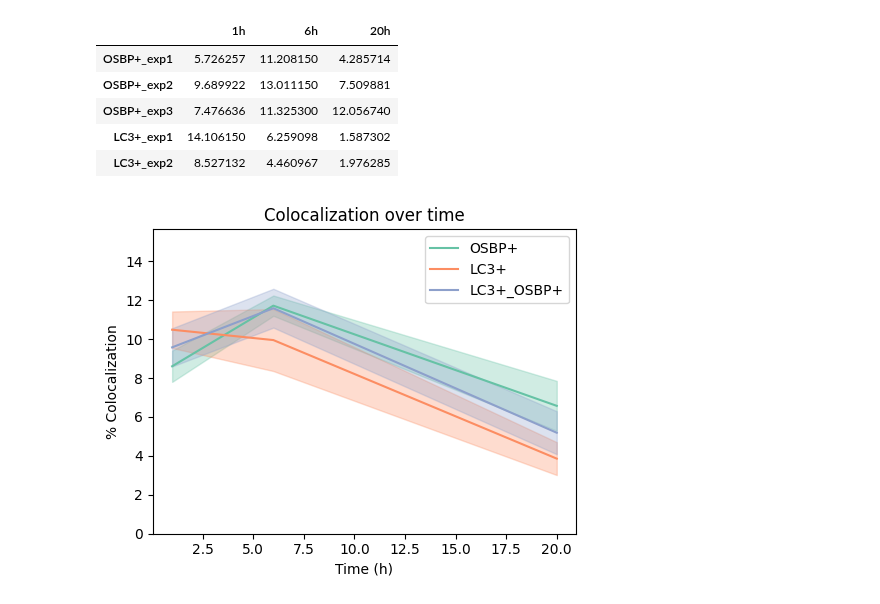
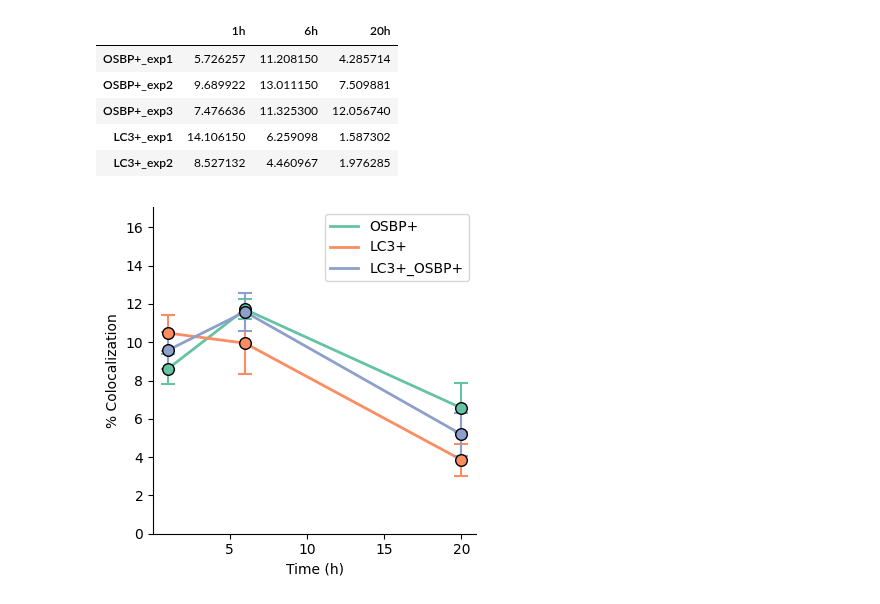
Before and after one commit to jaugenst/pyimagej_workflows, a Jupyter notebook: notebooks/data_viz.ipynb, the cells around one changed output. Saved outputs shown, nothing was run; the diff lists cells and outputs as text; code cells hidden in the pictures.

Commit message:
optimized line plot and histogram code base.
Still need to work on the function automation and eventually test interactive options.

```diff
--- a/notebooks/data_viz.ipynb
+++ b/notebooks/data_viz.ipynb
@@ -106,9 +165,9 @@ df_transposed.head()
 | LC3+_exp1 | 14.106150 | 6.259098 | 1.587302 |
 | LC3+_exp2 | 8.527132 | 4.460967 | 1.976285 |
 # %%
-plot_mean_se_curves(df, directory_path, conditions_base=['OSBP+', 'LC3+', 'LC3+_OSBP+'], time_col='time')
+plot_mean_se_curves2(df, directory_path, conditions_base=['OSBP+', 'LC3+', 'LC3+_OSBP+'], time_col='time', size = (4, 4))
 # %% [output]
-[figure, old version]
+[figure, new version]
 # %%
 conditions = choose_conditions(df)
 if conditions:
```
Also changed, not shown: parts of 4 cells of this notebook.
